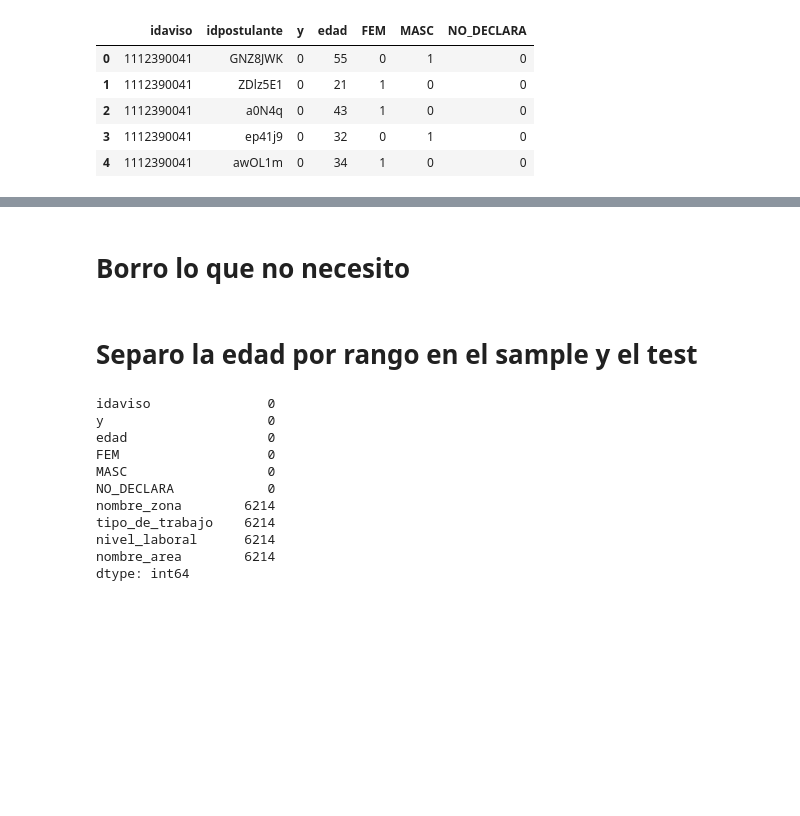
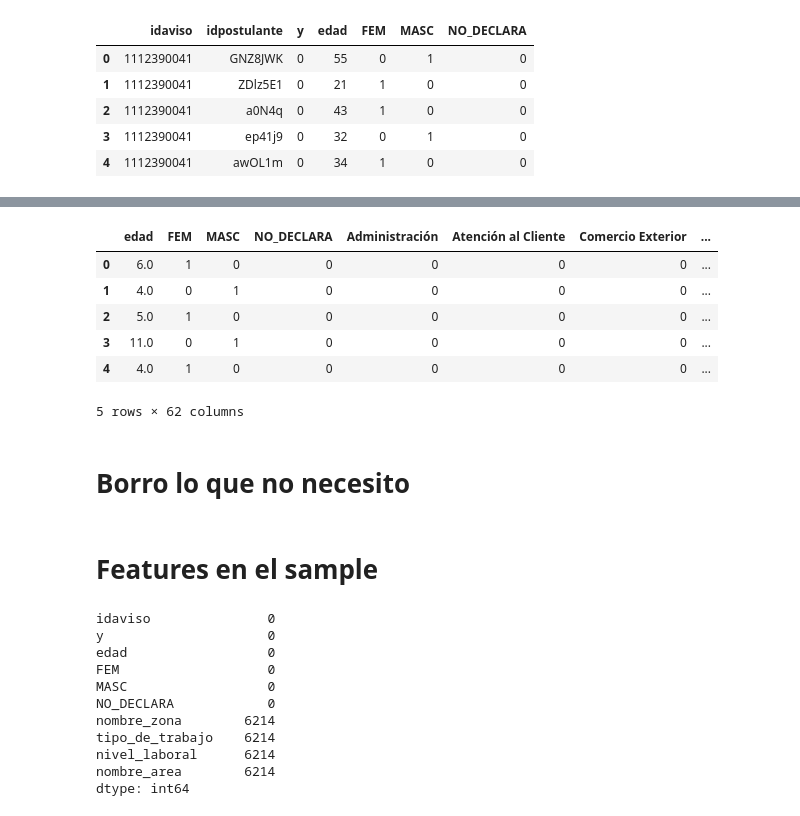
Before and after one commit to czuczinsky/TP2-Machine-Learning, a Jupyter notebook: Limpieza de avisos.ipynb, the cells around one changed output, grey strips where cells are left out. Cells and saved outputs as stored; diff of their text form; code cells hidden in the pictures; blank space fills up the shorter version.

```diff
--- a/Limpieza de avisos.ipynb
+++ b/Limpieza de avisos.ipynb
@@ -262,0 +313,13 @@ sample.head()
+# %%
+dic = {'(10, 15]':0 , '(15, 20]':1 , '(20, 25]':2 , '(25, 30]':3 , '(30, 35]':4 , '(35, 40]':5 , '(40, 45]':6 , '(45, 50]':7 , '(50, 55]':8 , '(55, 60]':9 , '(60, 65]':10 , '(65, 70]':11 , '(70, 75]':12 , '(75, 80]':13 , '(80, 85]':14 , '(85, 90]':15 , '(95, 100]':16 , '(240, 245]':17}
+# %%
+test_final['edad'] = pd.cut(test_final['edad'], range(0, 100, 5))
+test_final['edad'] = test_final['edad'].astype(str)
+test_final['edad'] = test_final['edad'].map(dic)
+# %%
+test_final['edad'] = test_final['edad'].fillna(2)
+# %%
+test_final = oneHotEncoding(test_final,'nombre_area')
+test_final = oneHotEncoding(test_final,'nivel_laboral')
+test_final = oneHotEncoding(test_final,'nombre_zona')
+test_final = oneHotEncoding(test_final,'tipo_de_trabajo')
@@ -263,3 +346,13 @@ sample.head()
+# %%
+test_final.head()
+# %% [output]
+|  | edad | FEM | MASC | NO_DECLARA | Administración | Atención al Cliente | Comercio Exterior | ... |
+| 0 | 6.0 | 1 | 0 | 0 | 0 | 0 | 0 | ... |
+| 1 | 4.0 | 0 | 1 | 0 | 0 | 0 | 0 | ... |
+| 2 | 5.0 | 1 | 0 | 0 | 0 | 0 | 0 | ... |
+| 3 | 11.0 | 0 | 1 | 0 | 0 | 0 | 0 | ... |
+| 4 | 4.0 | 1 | 0 | 0 | 0 | 0 | 0 | ... |
+5 rows × 62 columns
 # %% [markdown]
 # Borro lo que no necesito
 # %%
@@ -267,7 +360,7 @@ sample.head()
 del postulantes_genero_y_edad
 del postulaciones
 # %% [markdown]
-# Separo la edad por rango en el sample y el test
+# Features en el sample
 # %%
 sample = sample.append(tupla_postulada.sample(n=100000,random_state=0))
 # %%
```
Also changed, not shown: parts of 18 cells of this notebook.
